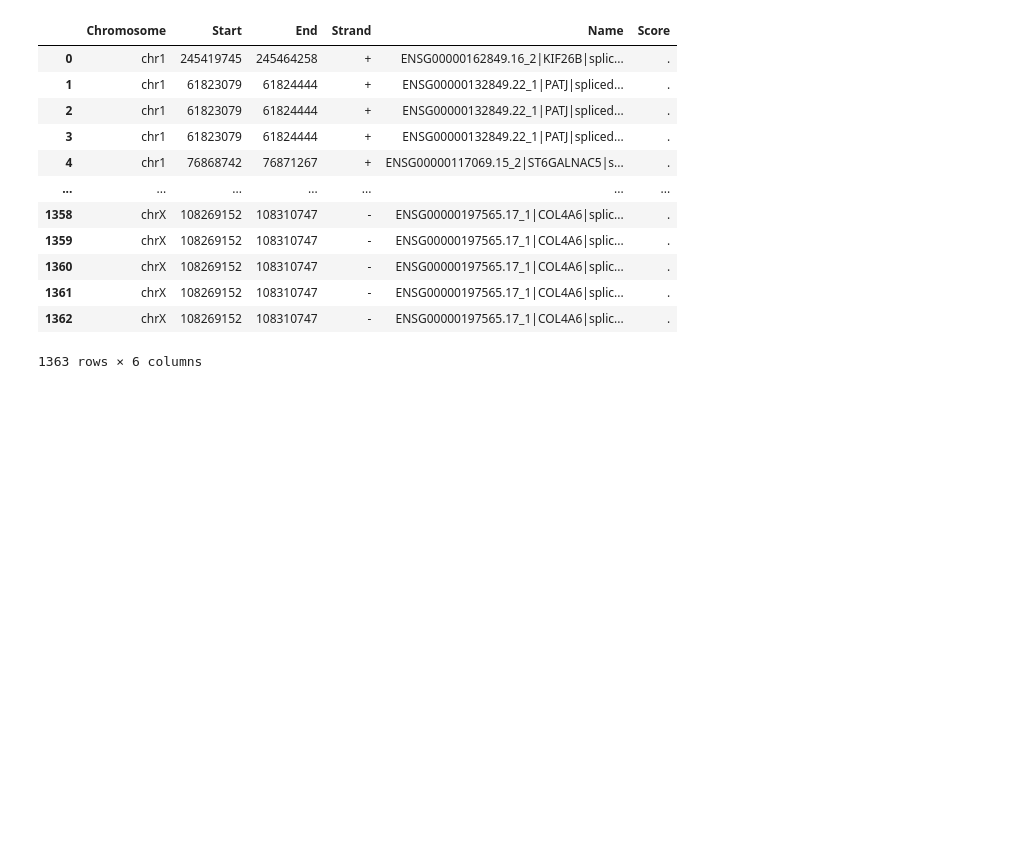
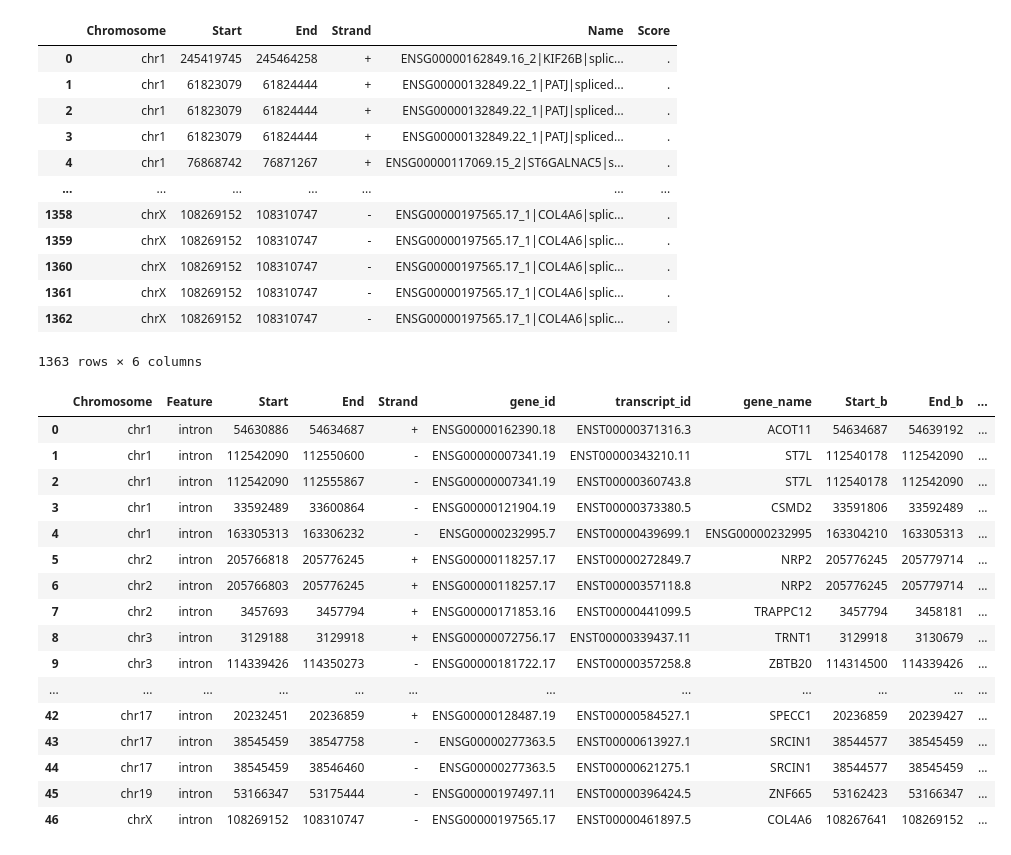
Before and after one commit to frattalab/tdp43-apa, a Jupyter notebook: postmortem/scripts/last_exons_to_sj.ipynb, the cells around one changed output. Drawn from its saved outputs; the diff is of its cells as text; code cells hidden in the pictures; blank space fills up the shorter version.

```diff
--- a/postmortem/scripts/last_exons_to_sj.ipynb
+++ b/postmortem/scripts/last_exons_to_sj.ipynb
@@ -183,3 +183,33 @@ le_sj_clean
 | 1361 | chrX | 108269152 | 108310747 | - | ENSG00000197565.17_1|COL4A6|splic... | . |
 | 1362 | chrX | 108269152 | 108310747 | - | ENSG00000197565.17_1|COL4A6|splic... | . |
 1363 rows × 6 columns
+# %%
+# now to get SJs for annotated ALEs
+# overlap-join SJs and LEs, allowing bookended/directly adjacent to overlap
+# subset for direct match at intron 3'end, last exon 5'EncodingWarning
+le_sj_ref = (ref_introns.join(le_cryp, strandedness="same", slack=1)
+ .subset(lambda df: ((df.Strand == "+") & (df["End"] == df["Start_b"])) |
+         ((df.Strand == "-") & (df["Start"] == df["End_b"]))
+         )
+         .drop_duplicate_positions()
+ )
+
+le_sj_ref
+# %% [output]
+|  | Chromosome | Feature | Start | End | Strand | gene_id | transcript_id | gene_name | Start_b | End_b | ... |
+| 0 | chr1 | intron | 54630886 | 54634687 | + | ENSG00000162390.18 | ENST00000371316.3 | ACOT11 | 54634687 | 54639192 | ... |
+| 1 | chr1 | intron | 112542090 | 112550600 | - | ENSG00000007341.19 | ENST00000343210.11 | ST7L | 112540178 | 112542090 | ... |
+| 2 | chr1 | intron | 112542090 | 112555867 | - | ENSG00000007341.19 | ENST00000360743.8 | ST7L | 112540178 | 112542090 | ... |
+| 3 | chr1 | intron | 33592489 | 33600864 | - | ENSG00000121904.19 | ENST00000373380.5 | CSMD2 | 33591806 | 33592489 | ... |
+| 4 | chr1 | intron | 163305313 | 163306232 | - | ENSG00000232995.7 | ENST00000439699.1 | ENSG00000232995 | 163304210 | 163305313 | ... |
+| 5 | chr2 | intron | 205766818 | 205776245 | + | ENSG00000118257.17 | ENST00000272849.7 | NRP2 | 205776245 | 205779714 | ... |
+| 6 | chr2 | intron | 205766803 | 205776245 | + | ENSG00000118257.17 | ENST00000357118.8 | NRP2 | 205776245 | 205779714 | ... |
+| 7 | chr2 | intron | 3457693 | 3457794 | + | ENSG00000171853.16 | ENST00000441099.5 | TRAPPC12 | 3457794 | 3458181 | ... |
+| 8 | chr3 | intron | 3129188 | 3129918 | + | ENSG00000072756.17 | ENST00000339437.11 | TRNT1 | 3129918 | 3130679 | ... |
+| 9 | chr3 | intron | 114339426 | 114350273 | - | ENSG00000181722.17 | ENST00000357258.8 | ZBTB20 | 114314500 | 114339426 | ... |
+| ... | ... | ... | ... | ... | ... | ... | ... | ... | ... | ... | ... |
+| 42 | chr17 | intron | 20232451 | 20236859 | + | ENSG00000128487.19 | ENST00000584527.1 | SPECC1 | 20236859 | 20239427 | ... |
+| 43 | chr17 | intron | 38545459 | 38547758 | - | ENSG00000277363.5 | ENST00000613927.1 | SRCIN1 | 38544577 | 38545459 | ... |
+| 44 | chr17 | intron | 38545459 | 38546460 | - | ENSG00000277363.5 | ENST00000621275.1 | SRCIN1 | 38544577 | 38545459 | ... |
+| 45 | chr19 | intron | 53166347 | 53175444 | - | ENSG00000197497.11 | ENST00000396424.5 | ZNF665 | 53162423 | 53166347 | ... |
+| 46 | chrX | intron | 108269152 | 108310747 | - | ENSG00000197565.17 | ENST00000461897.5 | COL4A6 | 108267641 | 108269152 | ... |
```
Also changed, not shown: parts of 15 cells of this notebook.
